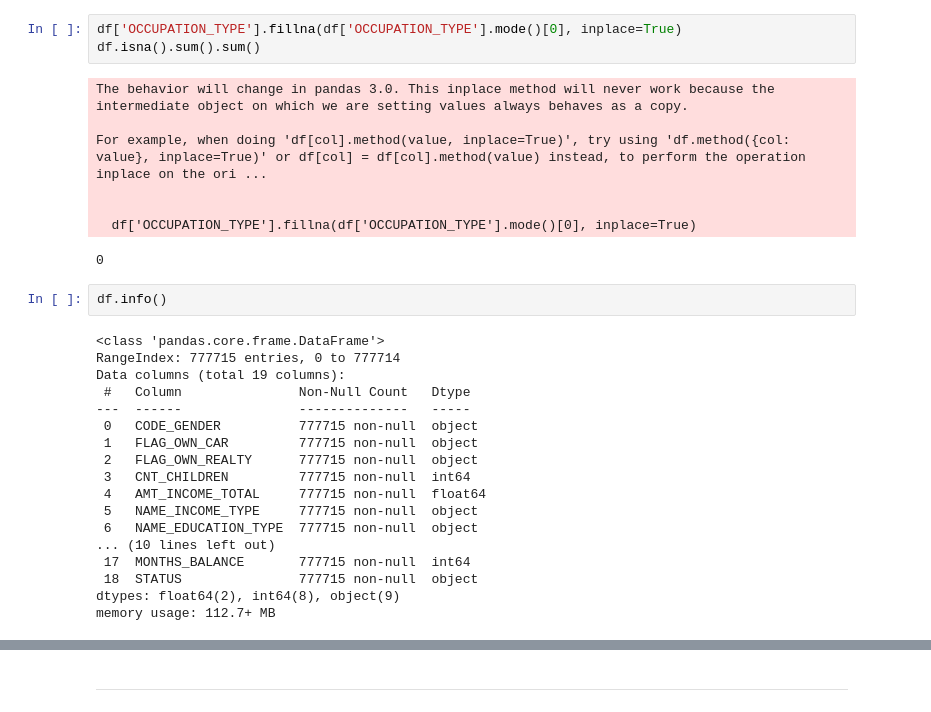
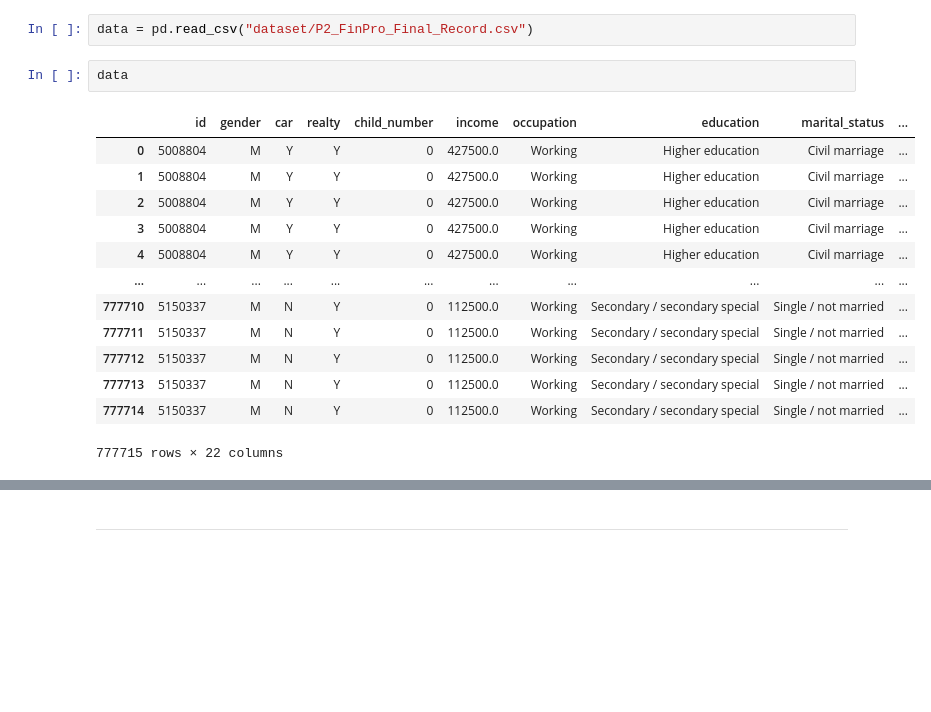
Before and after one commit to yonathanggraiwan/p2-final-project-ftds-028-hck-group-001, a Jupyter notebook: EDA_YA.ipynb, the cells around one changed output, grey strips where cells are left out. Saved outputs shown, nothing was run; the diff lists cells and outputs as text; blank space fills up the shorter version.

```diff
--- a/EDA.ipynb
+++ b/EDA_YA.ipynb
@@ -97,32 +10,19 @@ dtype: int64
-# %%
-df['OCCUPATION_TYPE'].fillna(df['OCCUPATION_TYPE'].mode()[0], inplace=True)
-df.isna().sum().sum()
-# %% [output]
-The behavior will change in pandas 3.0. This inplace method will never work because the intermediate object on which we are setting values always behaves as a copy.
-
-For example, when doing 'df[col].method(value, inplace=True)', try using 'df.method({col: value}, inplace=True)' or df[col] = df[col].method(value) instead, to perform the operation inplace on the ori ...
-
-
-  df['OCCUPATION_TYPE'].fillna(df['OCCUPATION_TYPE'].mode()[0], inplace=True)
-0
-# %%
-df.info()
-# %% [output]
-<class 'pandas.core.frame.DataFrame'>
-RangeIndex: 777715 entries, 0 to 777714
-Data columns (total 19 columns):
- #   Column               Non-Null Count   Dtype
----  ------               --------------   -----
- 0   CODE_GENDER          777715 non-null  object
- 1   FLAG_OWN_CAR         777715 non-null  object
- 2   FLAG_OWN_REALTY      777715 non-null  object
- 3   CNT_CHILDREN         777715 non-null  int64
- 4   AMT_INCOME_TOTAL     777715 non-null  float64
- 5   NAME_INCOME_TYPE     777715 non-null  object
- 6   NAME_EDUCATION_TYPE  777715 non-null  object
-... (10 lines left out)
- 17  MONTHS_BALANCE       777715 non-null  int64
- 18  STATUS               777715 non-null  object
-dtypes: float64(2), int64(8), object(9)
-memory usage: 112.7+ MB
+# %%
+data = pd.read_csv("dataset/P2_FinPro_Final_Record.csv")
+# %%
+data
+# %% [output]
+|  | id | gender | car | realty | child_number | income | occupation | education | marital_status | ... |
+| 0 | 5008804 | M | Y | Y | 0 | 427500.0 | Working | Higher education | Civil marriage | ... |
+| 1 | 5008804 | M | Y | Y | 0 | 427500.0 | Working | Higher education | Civil marriage | ... |
+| 2 | 5008804 | M | Y | Y | 0 | 427500.0 | Working | Higher education | Civil marriage | ... |
+| 3 | 5008804 | M | Y | Y | 0 | 427500.0 | Working | Higher education | Civil marriage | ... |
+| 4 | 5008804 | M | Y | Y | 0 | 427500.0 | Working | Higher education | Civil marriage | ... |
+| ... | ... | ... | ... | ... | ... | ... | ... | ... | ... | ... |
+| 777710 | 5150337 | M | N | Y | 0 | 112500.0 | Working | Secondary / secondary special | Single / not married | ... |
+| 777711 | 5150337 | M | N | Y | 0 | 112500.0 | Working | Secondary / secondary special | Single / not married | ... |
+| 777712 | 5150337 | M | N | Y | 0 | 112500.0 | Working | Secondary / secondary special | Single / not married | ... |
+| 777713 | 5150337 | M | N | Y | 0 | 112500.0 | Working | Secondary / secondary special | Single / not married | ... |
+| 777714 | 5150337 | M | N | Y | 0 | 112500.0 | Working | Secondary / secondary special | Single / not married | ... |
+777715 rows × 22 columns
 # %%
```
Also changed, not shown: parts of 9 cells of this notebook, 1 other file.
